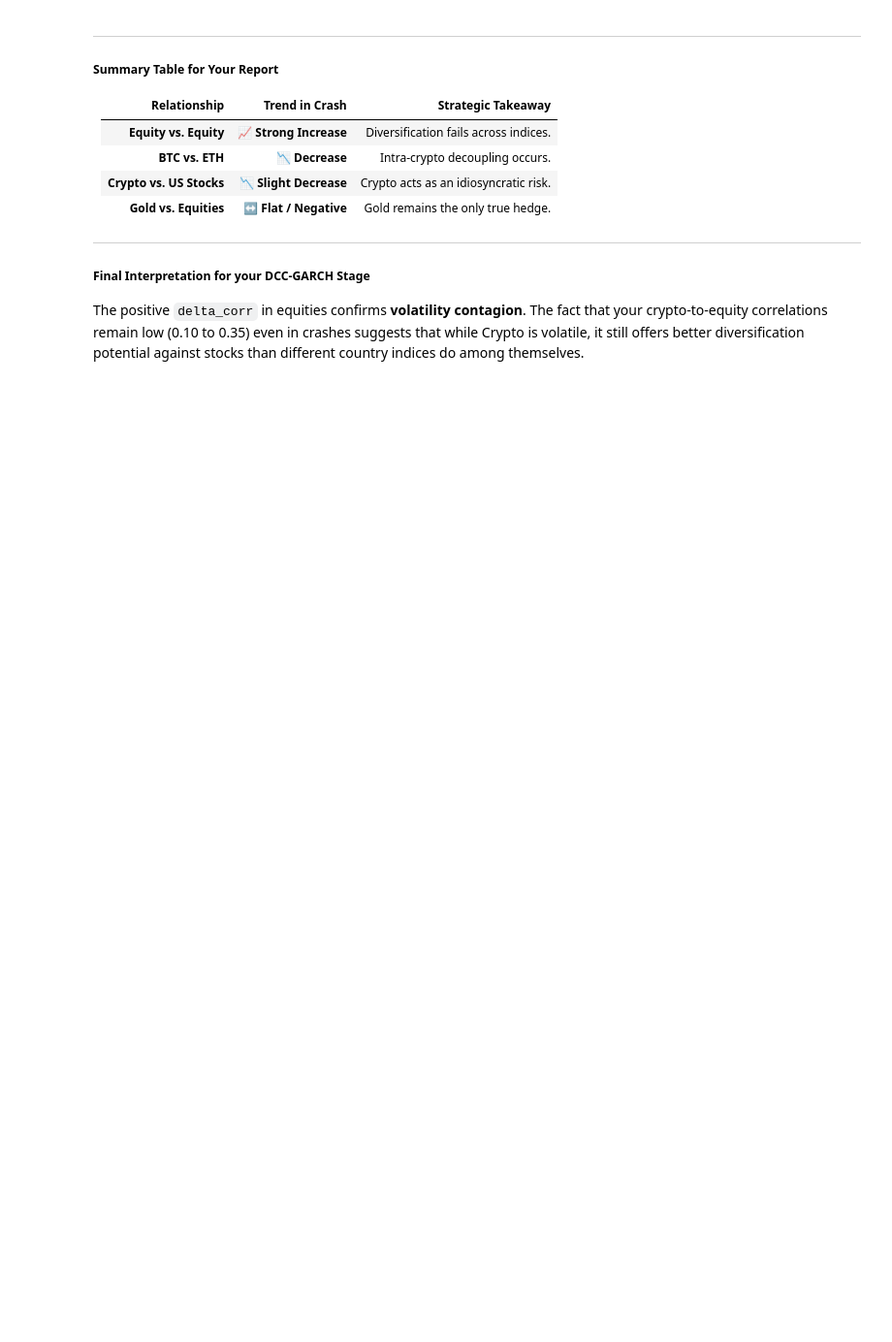
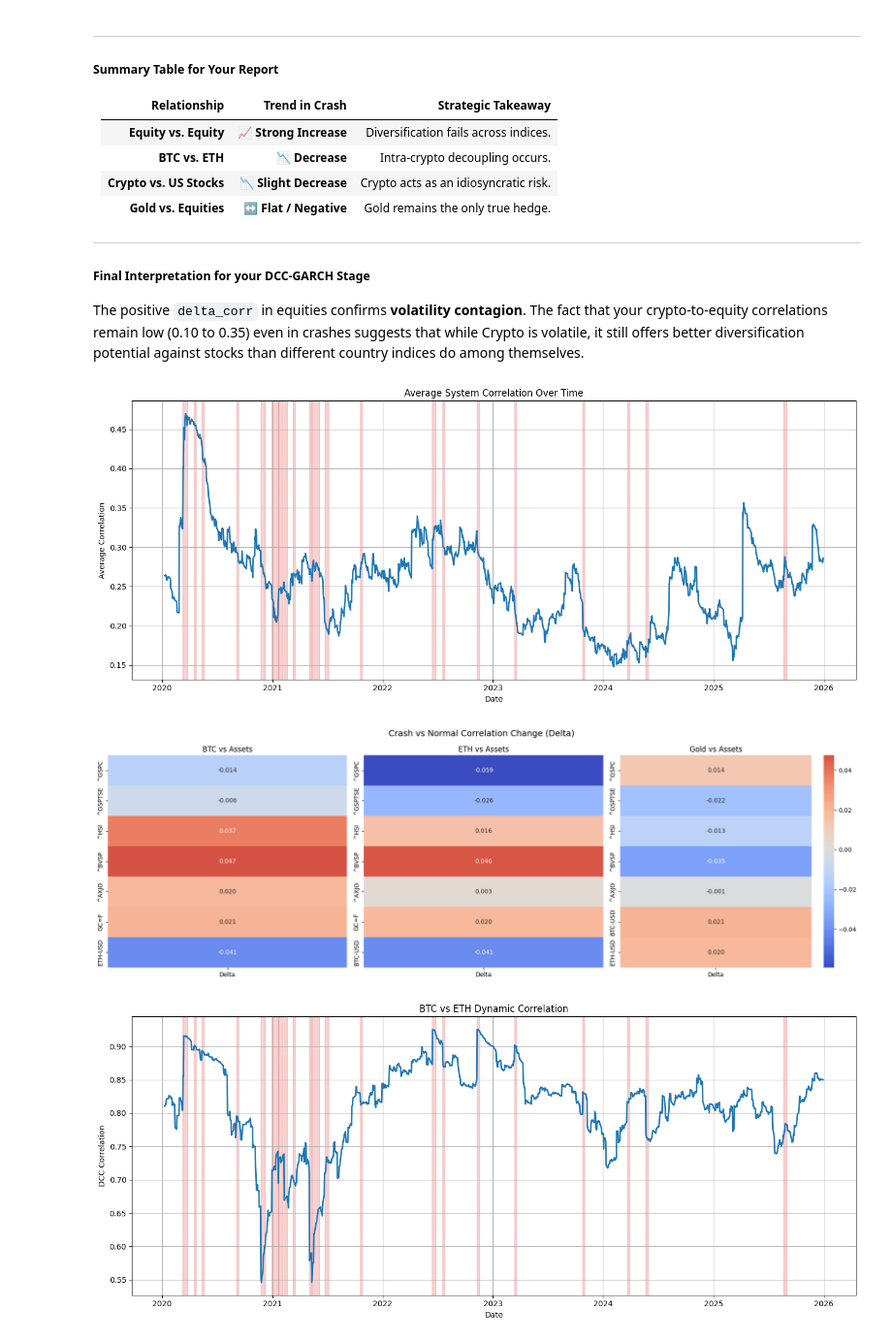
Before and after one commit to jaisw07/volatility_spillover, a Jupyter notebook: main.ipynb, the cells around one changed output. Shown at 97% size. Saved outputs shown, nothing was run; the diff lists cells and outputs as text; code cells hidden in the pictures; blank space fills up the shorter version.

Commit message:
dcc garch plotting done

```diff
--- a/main.ipynb
+++ b/main.ipynb
@@ -546,3 +546,13 @@ Gold is the outlier in this dataset, acting as the primary **diversifier**.
 ##### Final Interpretation for your DCC-GARCH Stage
 
 The positive `delta_corr` in equities confirms **volatility contagion**. The fact that your crypto-to-equity correlations remain low (0.10 to 0.35) even in crashes suggests that while Crypto is volatile, it still offers better diversification potential against stocks than different country indices do among themselves.
+# %%
+plot_avg_system_correlation()
+plot_dcc_delta_heatmaps()
+plot_btc_eth_dcc()
+plot_crypto_equity_dcc()
+plot_gold_safe_haven()
+# %% [output]
+[figure, added]
+[figure, added]
+[figure, added]
```
Also changed, not shown: parts of 1 cell of this notebook, 1 other file.
